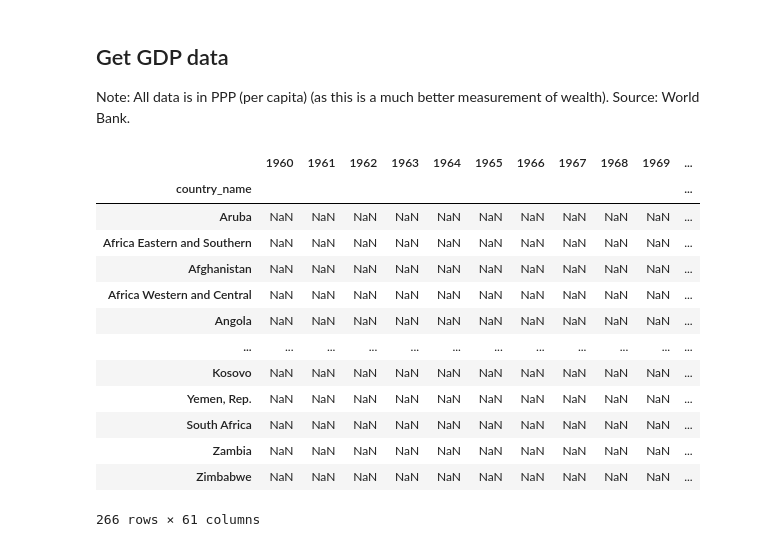
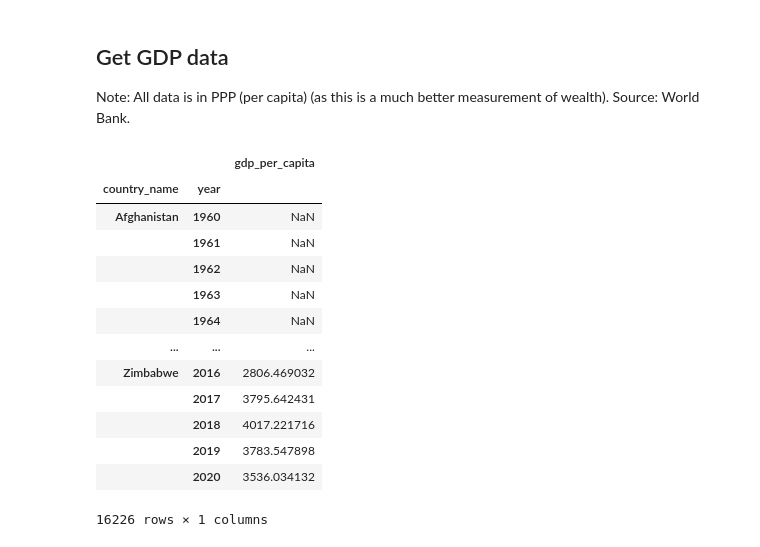
Before and after one commit to michadenheijer/DataWrangling, a Jupyter notebook: gdp.ipynb, the cells around one changed output. Cells and saved outputs as stored; diff of their text form; code cells hidden in the pictures.

```diff
--- a/gdp.ipynb
+++ b/gdp.ipynb
@@ -31,20 +32,22 @@ Note: All data is in PPP (per capita) (as this is a much better measurement of w
 # %%
 gdp = pd.read_csv("data/gdp.csv", skiprows=[0, 1, 2, 3], index_col=[0])
 gdp.drop(["Country Code", "Indicator Name", "Indicator Code", "Unnamed: 65"], axis=1, inplace=True)
-gdp.index.set_names("country_name", inplace=True)
+gdp.columns = gdp.columns.astype(int)
+gdp = gdp.unstack().reorder_levels([1, 0]).sort_index().to_frame("gdp_per_capita")
+gdp.index.set_names(["country_name", "year"], inplace=True)
 gdp
 # %% [output]
-|  | 1960 | 1961 | 1962 | 1963 | 1964 | 1965 | 1966 | 1967 | 1968 | 1969 | ... |
-| country_name |  |  |  |  |  |  |  |  |  |  | ... |
-| Aruba | NaN | NaN | NaN | NaN | NaN | NaN | NaN | NaN | NaN | NaN | ... |
-| Africa Eastern and Southern | NaN | NaN | NaN | NaN | NaN | NaN | NaN | NaN | NaN | NaN | ... |
-| Afghanistan | NaN | NaN | NaN | NaN | NaN | NaN | NaN | NaN | NaN | NaN | ... |
-| Africa Western and Central | NaN | NaN | NaN | NaN | NaN | NaN | NaN | NaN | NaN | NaN | ... |
-| Angola | NaN | NaN | NaN | NaN | NaN | NaN | NaN | NaN | NaN | NaN | ... |
-| ... | ... | ... | ... | ... | ... | ... | ... | ... | ... | ... | ... |
-| Kosovo | NaN | NaN | NaN | NaN | NaN | NaN | NaN | NaN | NaN | NaN | ... |
-| Yemen, Rep. | NaN | NaN | NaN | NaN | NaN | NaN | NaN | NaN | NaN | NaN | ... |
-| South Africa | NaN | NaN | NaN | NaN | NaN | NaN | NaN | NaN | NaN | NaN | ... |
-| Zambia | NaN | NaN | NaN | NaN | NaN | NaN | NaN | NaN | NaN | NaN | ... |
-| Zimbabwe | NaN | NaN | NaN | NaN | NaN | NaN | NaN | NaN | NaN | NaN | ... |
+|  |  | gdp_per_capita |
+| country_name | year |  |
+| Afghanistan | 1960 | NaN |
+|  | 1961 | NaN |
+|  | 1962 | NaN |
+|  | 1963 | NaN |
+|  | 1964 | NaN |
+| ... | ... | ... |
+| Zimbabwe | 2016 | 2806.469032 |
+|  | 2017 | 3795.642431 |
+|  | 2018 | 4017.221716 |
+|  | 2019 | 3783.547898 |
+|  | 2020 | 3536.034132 |
-266 rows × 61 columns
+16226 rows × 1 columns
```
Also changed, not shown: parts of 12 cells of this notebook, 7 other files.
